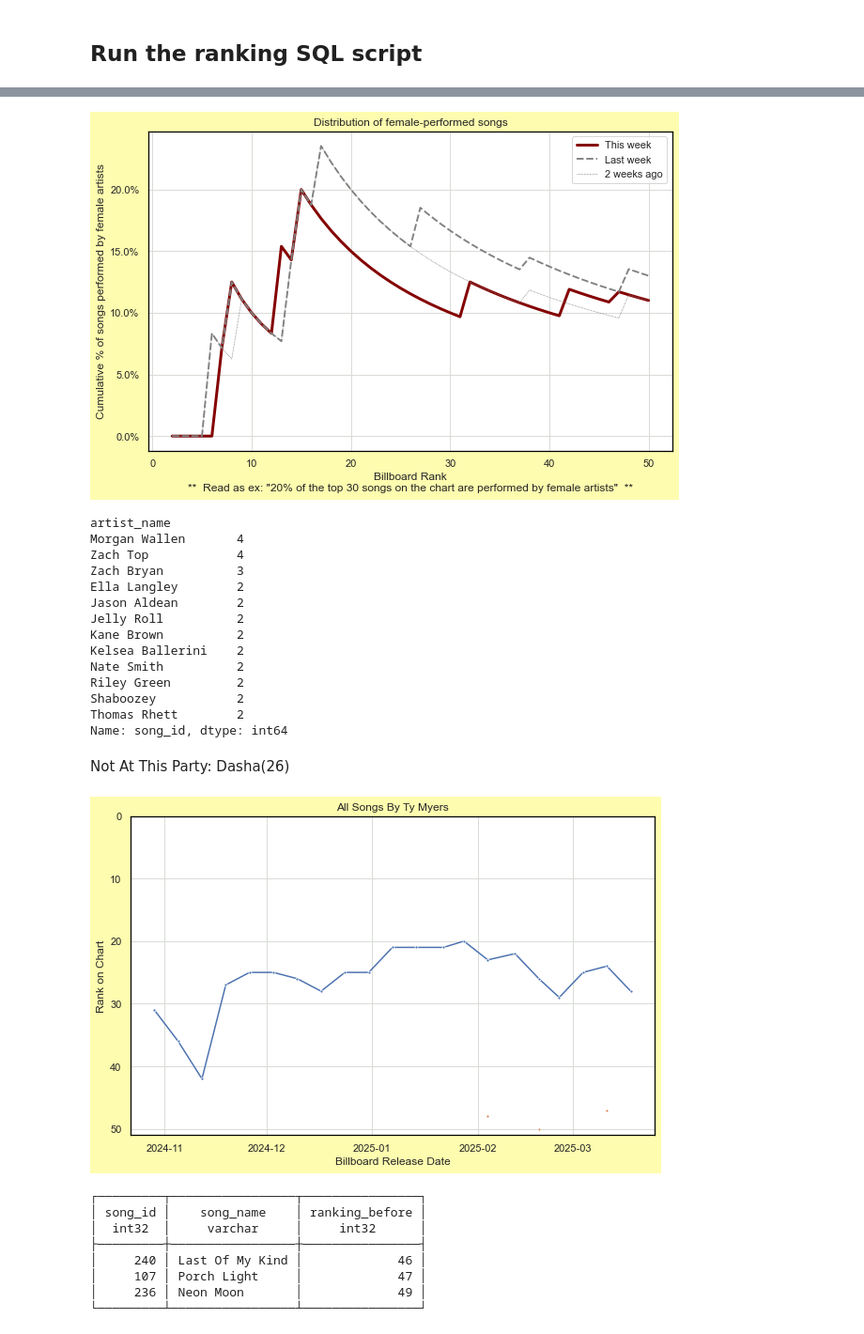
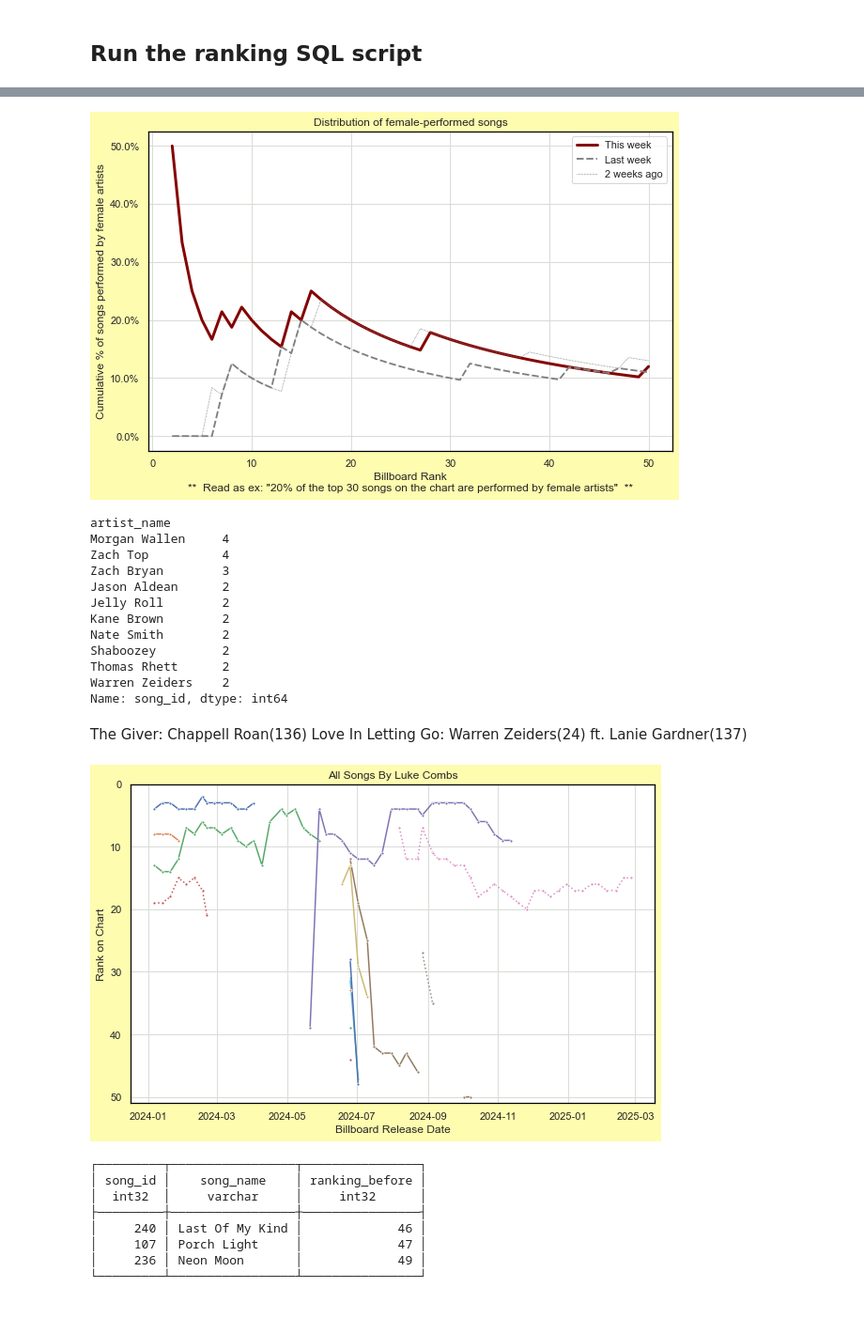
Before and after one commit to jwmanahan/billboard, a Jupyter notebook: add_new_week.ipynb, the cells around one changed output, grey strips where cells are left out. Shown at 94% size. Drawn from its saved outputs; the diff is of its cells as text; code cells hidden in the pictures.

Commit message:
New week and combine two charts

```diff
--- a/add_new_week.ipynb
+++ b/add_new_week.ipynb
@@ -36,7 +33,7 @@ sns.set(
 # Change the billboard_observation_date!
 # %%
 current_date = date.today().strftime('%Y-%m-%d')
-billboard_observation_date = '2025-03-18'
+billboard_observation_date = '2025-03-25'
 # %%
 # Set up SQL connection
 %config SqlMagic.autopandas = True
@@ -721,7 +727,7 @@ plt.xlabel(
 plt.ylabel('Cumulative % of songs performed by female artists')
 graph.yaxis.set_major_formatter(mtick.StrMethodFormatter('{x:.1%}'))
 # %% [output]
-[figure, old version]
+[figure, new version]
 # %%
 credit_type_to_linestyle = {
     'Lead artist' : 'solid'
@@ -738,25 +744,24 @@ df_weeks_for_artist[
 ].sort_values(ascending = False)
 # %% [output]
 artist_name
-Morgan Wallen       4
-Zach Top            4
-Zach Bryan          3
-Ella Langley        2
-Jason Aldean        2
-Jelly Roll          2
-Kane Brown          2
-Kelsea Ballerini    2
-Nate Smith          2
-Riley Green         2
-Shaboozey           2
-Thomas Rhett        2
+Morgan Wallen     4
+Zach Top          4
+Zach Bryan        3
+Jason Aldean      2
+Jelly Roll        2
+Kane Brown        2
+Nate Smith        2
+Shaboozey         2
+Thomas Rhett      2
+Warren Zeiders    2
 Name: song_id, dtype: int64
 # %% [markdown]
-Not At This Party: Dasha(26)
+The Giver: Chappell Roan(136)
+Love In Letting Go: Warren Zeiders(24) ft. Lanie Gardner(137)
 # %%
 # For now, manual artist name selection
 # TODO: Create charts for every artist on this week's chart at once
-artist_name = 'Ty Myers'
+artist_name = 'Luke Combs'
 
 df_weeks_this_artist = df_weeks_for_artist.query(
     f"artist_name == '{artist_name}'"
@@ -767,34 +772,34 @@ df_weeks_this_artist = df_weeks_for_artist.query(
 #     this_artist_id = input("Please input artist ID for differentiation")
 #     df_weeks_this_artist[
 #         df_weeks_this_artist[artist_id] == this_artist_id
 #     ]
 
 for _, row in df_weeks_this_artist.pivot( # TODO no pivot to support legend in char 'song_name'
     index = 'song_id'
     , columns = 'billboard_observation_date' #TODO: weeks ago
     , values = 'billboard_rank'
 ).fillna(
     np.inf # suppresses only if a different song is on the chart in any week within this song's gap
 ).iterrows():
     graph = sns.lineplot(
         data = row
         , linestyle = credit_type_to_linestyle[
             df_weeks_this_artist[
                 df_weeks_this_artist['song_id'] == row.name
             ].groupby('relationship_type').count().iloc[0].name
         ]
         , marker = '.'
     )
 
 graph.set(
     title = f'All Songs By {artist_name}'
     , xlabel = 'Billboard Release Date' # Really observation date (for now)
     , ylabel = 'Rank on Chart'
     , ylim = [0, 51]
 )
 graph.axes.invert_yaxis()
 # %% [output]
-[figure, old version]
+[figure, new version]
 # %%
 # TODO: Set comparison_observation_date as num weeks back, not specific date
 current_observation_date = billboard_observation_date
```
Also changed, not shown: parts of 29 cells of this notebook, 5 other files.
